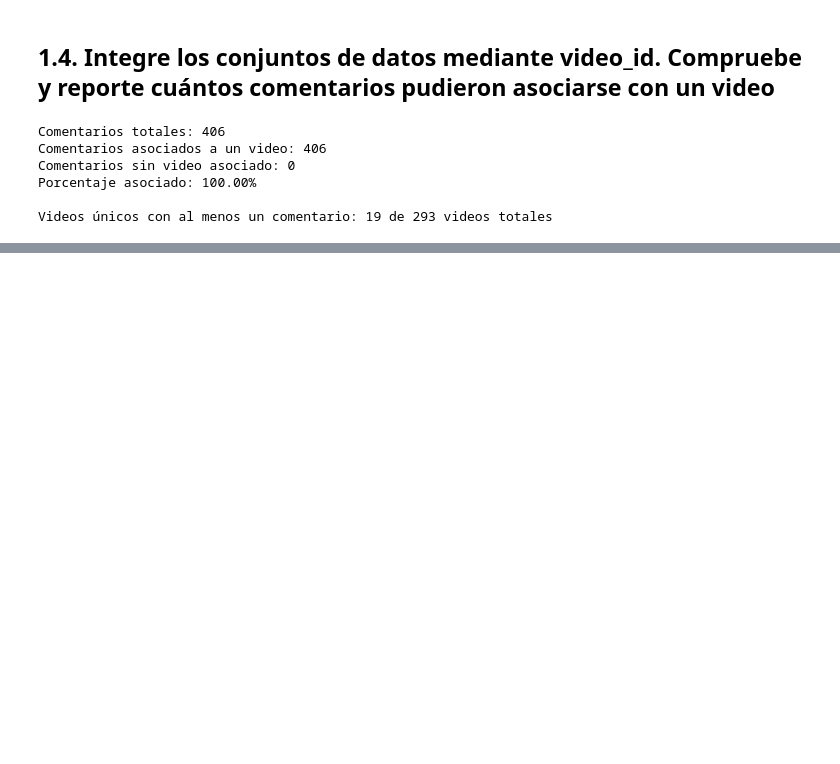
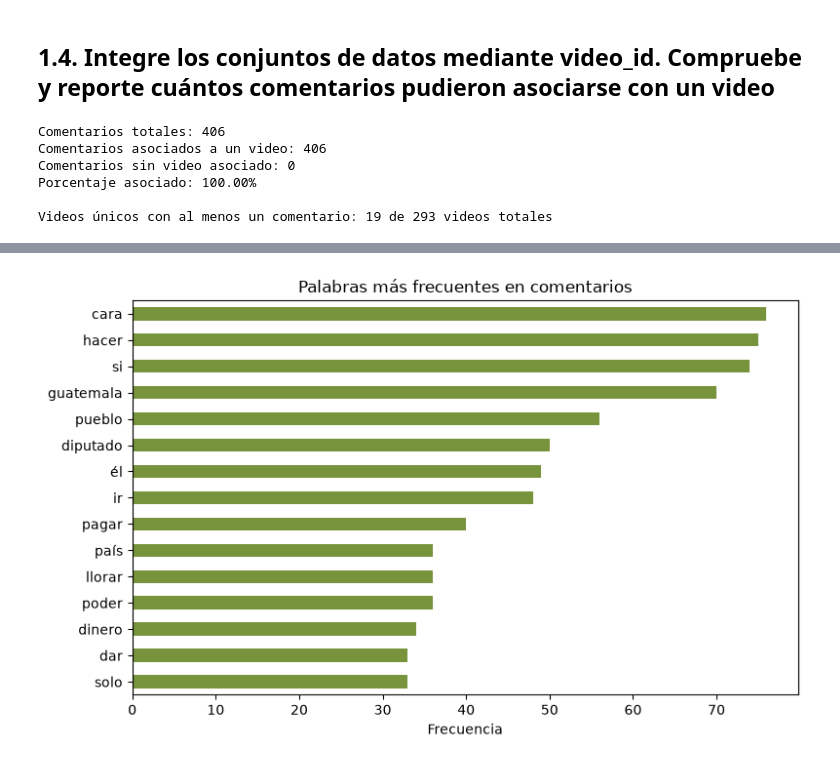
Before and after one commit to belennmm/DataS_Lab6_RedesSociales, a Jupyter notebook: Lab6_Analisis_Limpieza.ipynb, the cells around one changed output, grey strips where cells are left out. Saved outputs shown, nothing was run; the diff lists cells and outputs as text; code cells hidden in the pictures; blank space fills up the shorter version.

```diff
--- a/Lab6_Analisis_Limpieza.ipynb
+++ b/Lab6_Analisis_Limpieza.ipynb
@@ -86,0 +745,15 @@ Un canal (channel_id) publica uno o varios videos (video_id); esa es una relaci
+# %%
+import matplotlib.pyplot as plt
+
+def bigramas(tokens):
+    return [f"{tokens[i]} {tokens[i+1]}" for i in range(len(tokens) - 1)]
+
+palabras = [w for t in comments['texto_limpio'].fillna('') for w in t.split()]
+top_palabras = pd.Series(Counter(palabras)).sort_values(ascending=False).head(15)
+print(top_palabras)
+
+bigs = []
+for t in comments['texto_limpio'].fillna(''):
+    bigs.extend(bigramas(t.split()))
+top_bigs = pd.Series(Counter(bigs)).sort_values(ascending=False).head(15)
+print(top_bigs)
@@ -86,0 +789,10 @@ Un canal (channel_id) publica uno o varios videos (video_id); esa es una relaci
+# %%
+fig, ax = plt.subplots(figsize=(8, 5))
+top_palabras.sort_values().plot(kind='barh', ax=ax, color='#77933c')
+ax.set_title('Palabras más frecuentes en comentarios')
+ax.set_xlabel('Frecuencia')
+plt.tight_layout()
+plt.savefig('graficos/06_palabras_frecuentes.png')
+plt.show()
+# %% [output]
+[figure, added]
```
Also changed, not shown: parts of 83 cells of this notebook, 16 other files.
